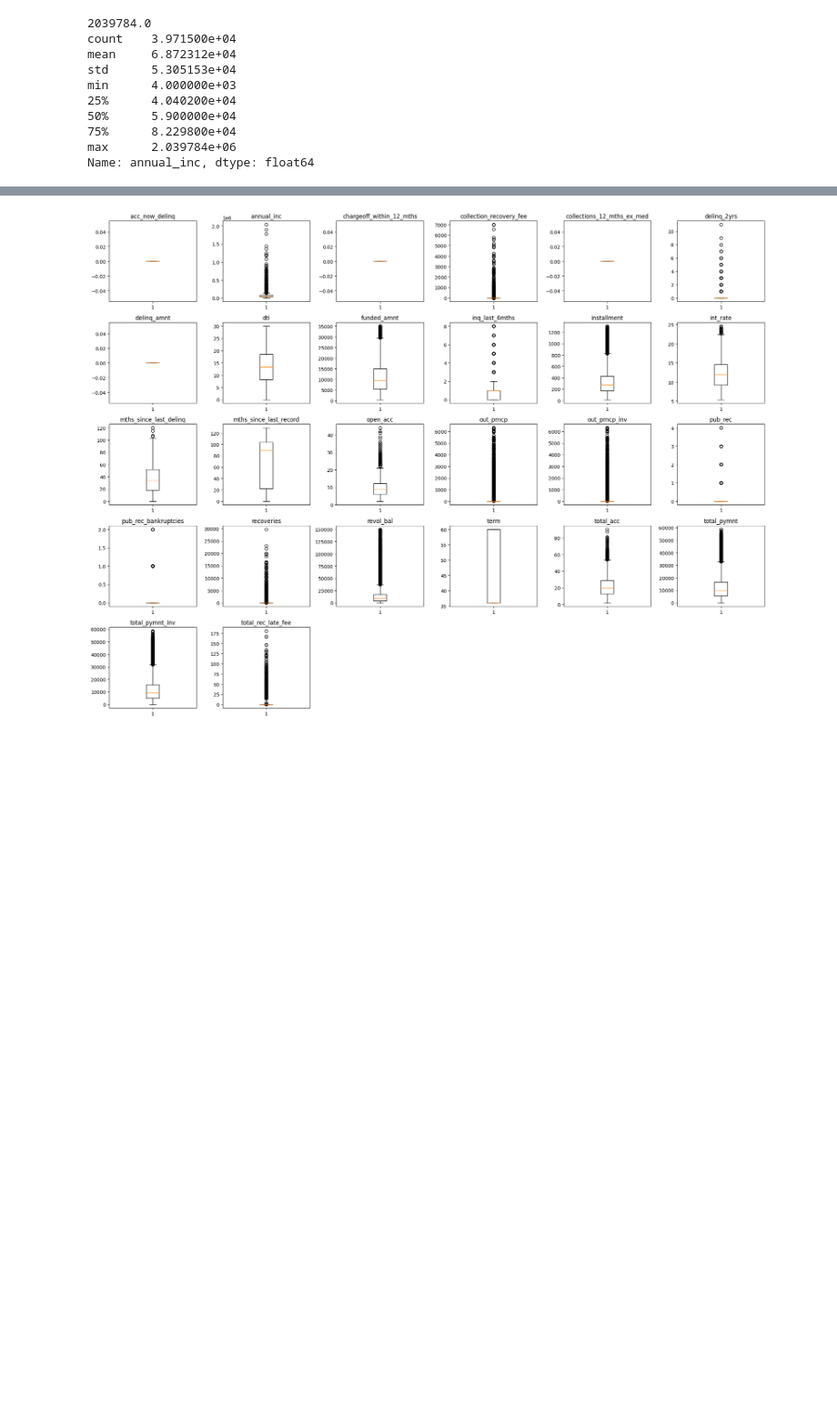
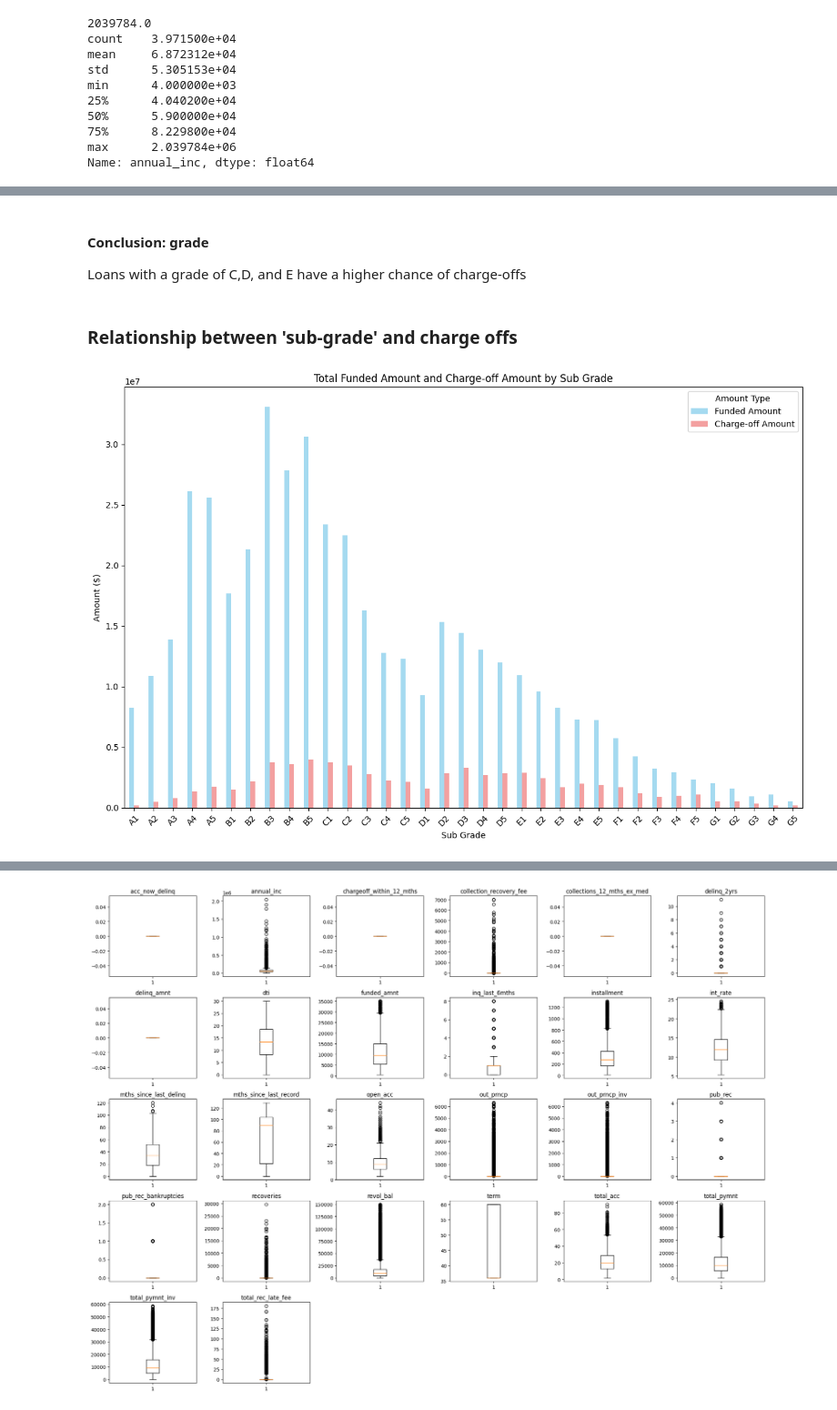
Before and after one commit to thomami244/LendingClubCaseStudy, a Jupyter notebook: Michael Thomas.ipynb, the cells around one changed output, grey strips where cells are left out. Shown at 91% size. Drawn from its saved outputs; the diff is of its cells as text; code cells hidden in the pictures; blank space fills up the shorter version.

```diff
--- a/Michael Thomas.ipynb
+++ b/Michael Thomas.ipynb
@@ -709,0 +779,27 @@ df.head()
+# %% [markdown]
+#### Conclusion: grade
+Loans with a grade of C,D, and E have a higher chance of charge-offs
+# %% [markdown]
+### Relationship between 'sub-grade' and charge offs
+# %%
+# Calculate total funded amount and total charge-off amount for each sub_grade
+funded_amounts = df.groupby('sub_grade')['funded_amnt'].sum()
+charge_off_amounts = df[df['loan_status'] == 'Charged Off'].groupby('sub_grade')['funded_amnt'].sum()
+
+# Combine into a single DataFrame
+comparison_df = pd.DataFrame({
+    'Funded Amount': funded_amounts,
+    'Charge-off Amount': charge_off_amounts
+}).fillna(0)
+
+# Plotting the grouped bar chart
+comparison_df.plot(kind='bar', figsize=(12, 8), color=['skyblue', 'lightcoral'], alpha=0.75)
+plt.title('Total Funded Amount and Charge-off Amount by Sub Grade')
+plt.xlabel('Sub Grade')
+plt.ylabel('Amount ($)')
+plt.xticks(rotation=45)
+plt.legend(title='Amount Type')
+plt.tight_layout()
+plt.show()
+# %% [output]
+[figure, added]
```
Also changed, not shown: parts of 59 cells of this notebook.
